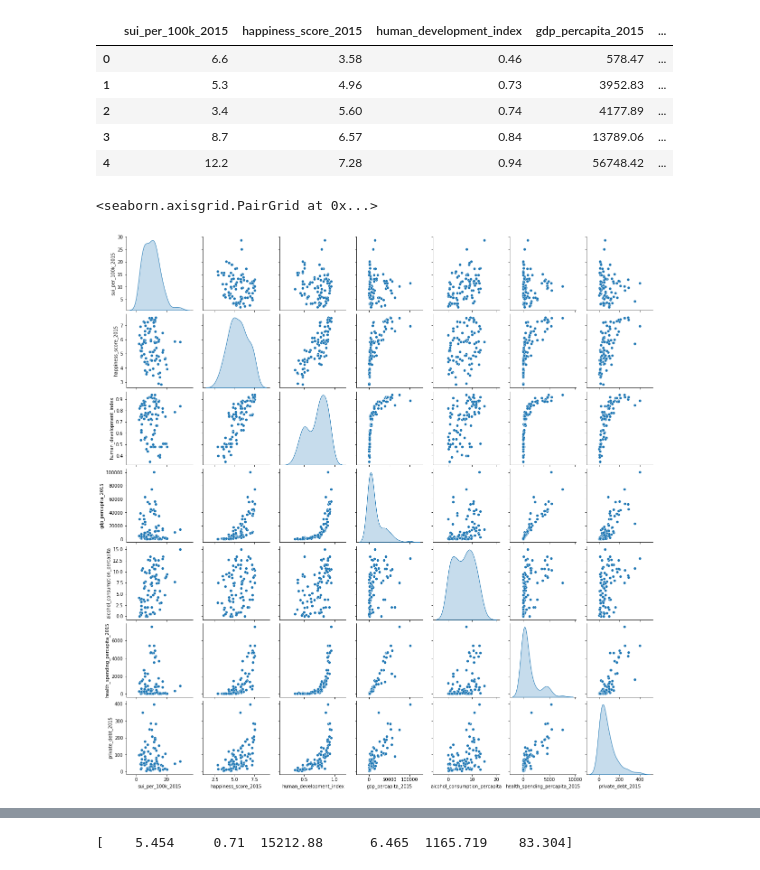
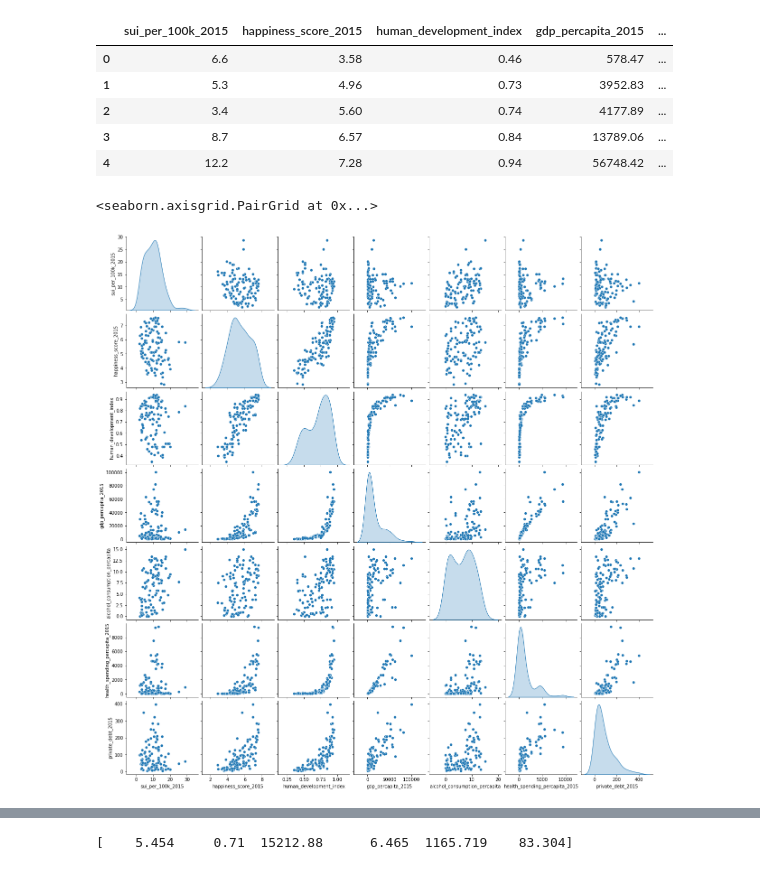
Before and after one commit to lake-walker/suicide_rate_analysis, a Jupyter notebook: Untitled.ipynb, the cells around one changed output, grey strips where cells are left out. Saved outputs shown, nothing was run; the diff lists cells and outputs as text; code cells hidden in the pictures.

```diff
--- a/Untitled.ipynb
+++ b/Untitled.ipynb
@@ -31,9 +31,9 @@ print(X.shape,y.shape)
 (111, 6) (111, 1)
 # %%
 # drop all unneccesary columns
-data = data[['sui_per_100k_2015','happiness_score_2015','human_development_index','gdp_percapita_2015','alcohol_consumption_percapita',\
+dataset = data[['sui_per_100k_2015','happiness_score_2015','human_development_index','gdp_percapita_2015','alcohol_consumption_percapita',\
          'health_spending_percapita_2015','private_debt_2015']]
-data.head()
+dataset.head()
 # %% [output]
 |  | sui_per_100k_2015 | happiness_score_2015 | human_development_index | gdp_percapita_2015 | ... |
 | 0 | 6.6 | 3.58 | 0.46 | 578.47 | ... |
@@ -48,9 +48,9 @@ test_dataset = data.drop(train_dataset.index)
 # %%
 # inspect the data
-sns.pairplot(train_dataset[['sui_per_100k_2015','happiness_score_2015','human_development_index','gdp_percapita_2015','alcohol_consumption_percapita',\
+sns.pairplot(dataset[['sui_per_100k_2015','happiness_score_2015','human_development_index','gdp_percapita_2015','alcohol_consumption_percapita',\
          'health_spending_percapita_2015','private_debt_2015']], diag_kind='kde')
 # %% [output]
 <seaborn.axisgrid.PairGrid at 0x...>
-[figure, old version]
+[figure, new version]
 # %%
 # look at overall statistics
```
Also changed, not shown: parts of 21 cells of this notebook.
